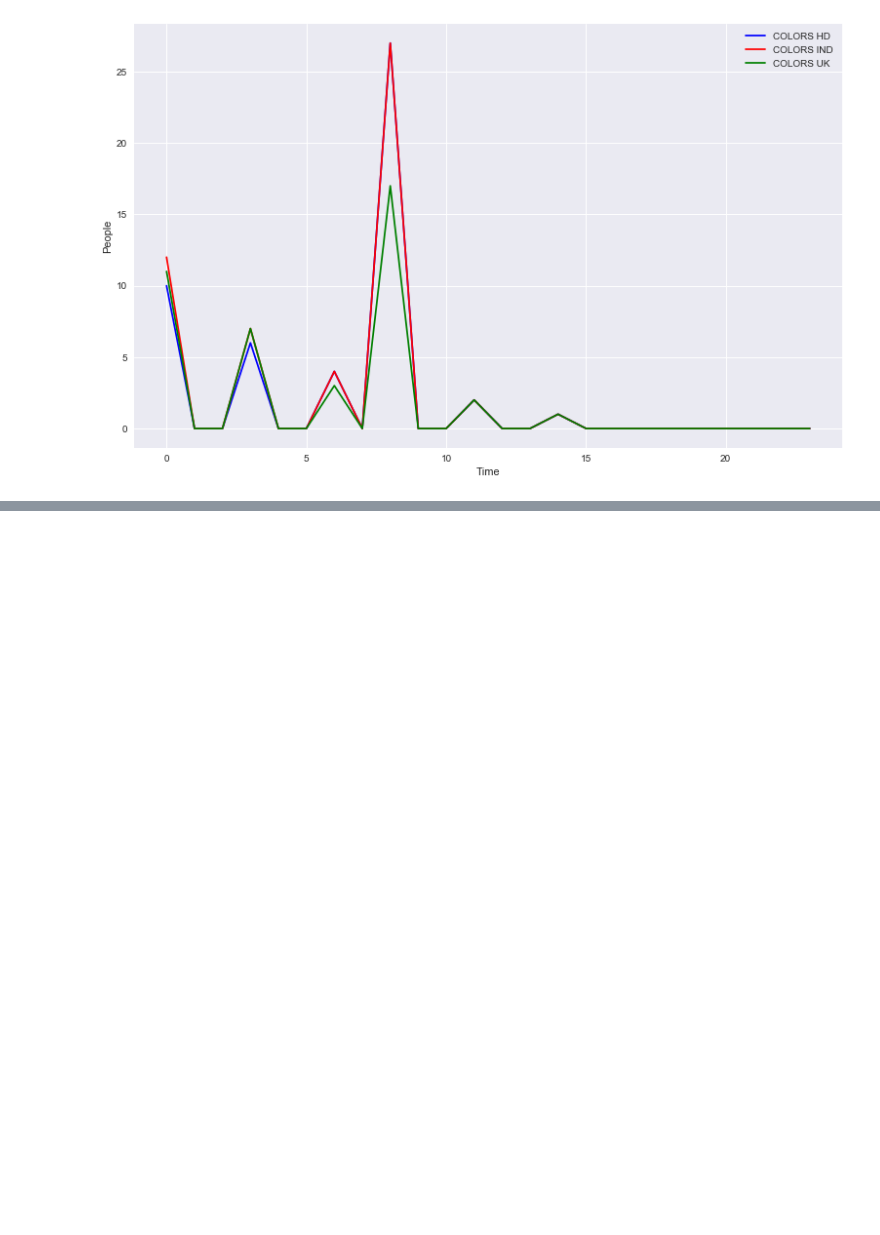
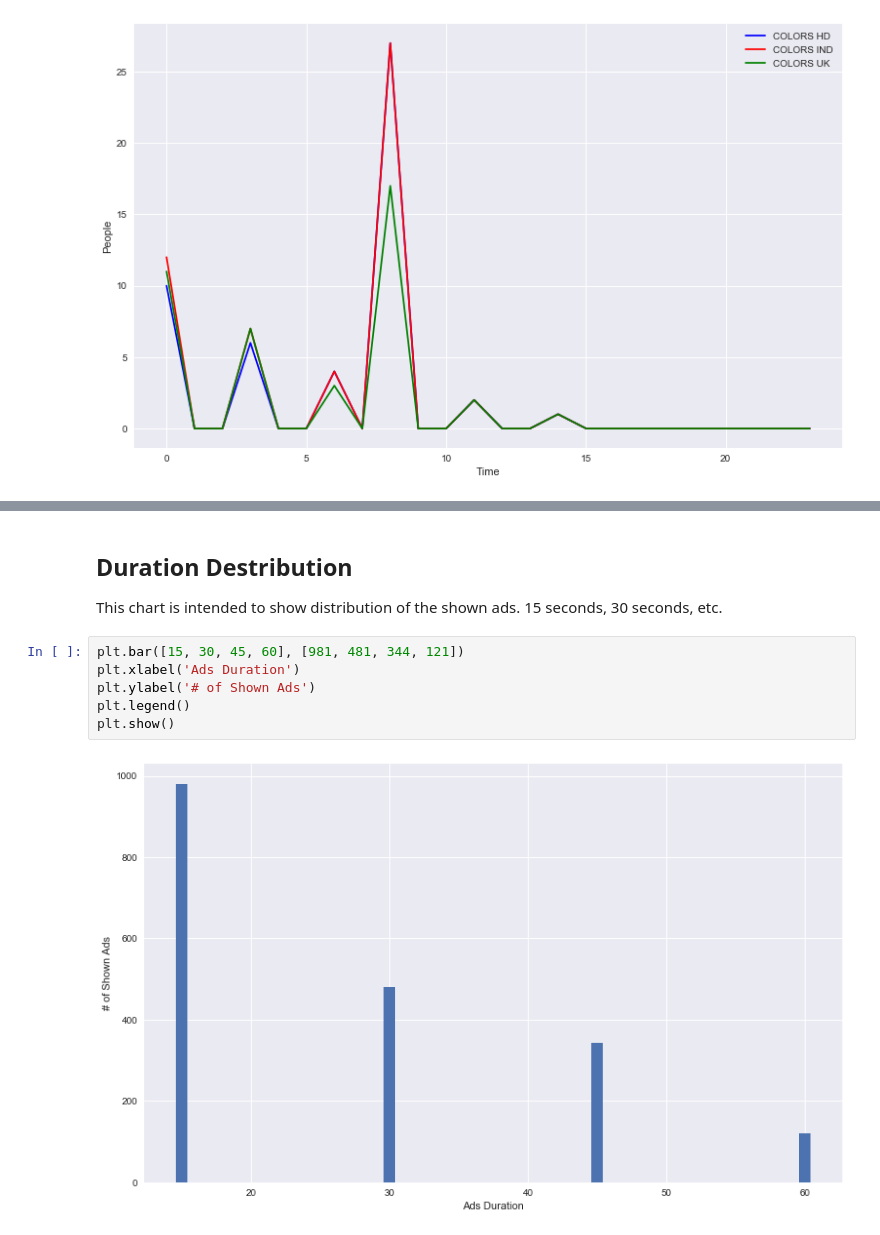
Before and after one commit to pvlbzn/iptv-data-analysis, a Jupyter notebook: data_visualization_plan.ipynb, the cells around one changed output, grey strips where cells are left out. Saved outputs shown, nothing was run; the diff lists cells and outputs as text; blank space fills up the shorter version.

```diff
--- a/data_visualization_plan.ipynb
+++ b/data_visualization_plan.ipynb
@@ -455,0 +537,12 @@ plt.show()
+# %% [markdown]
+## Duration Destribution
+
+This chart is intended to show distribution of the shown ads. 15 seconds, 30 seconds, etc.
+# %%
+plt.bar([15, 30, 45, 60], [981, 481, 344, 121])
+plt.xlabel('Ads Duration')
+plt.ylabel('# of Shown Ads')
+plt.legend()
+plt.show()
+# %% [output]
+[figure, added]
```
Also changed, not shown: parts of 21 cells of this notebook.
